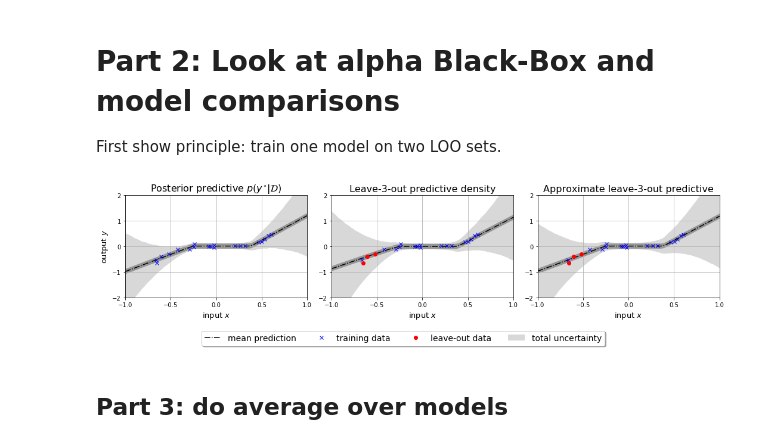
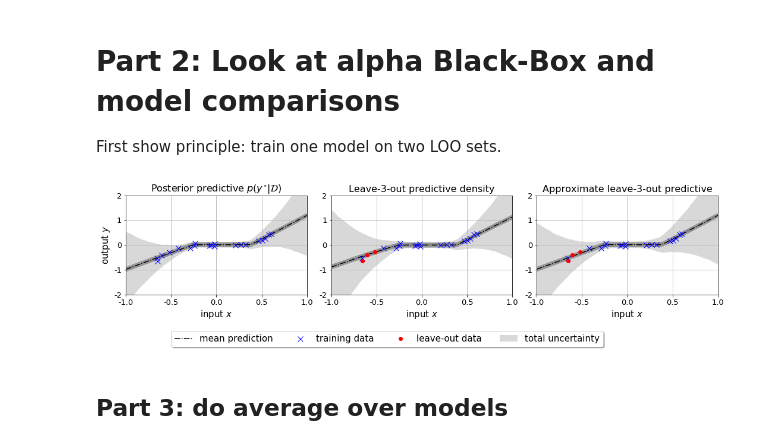
Before and after one commit to AudOlivier/UQ_in_ML, a Jupyter notebook: Cubic_VI.ipynb, the cells around one changed output. Cells and saved outputs as stored; diff of their text form; code cells hidden in the pictures.

```diff
--- a/Cubic_VI.ipynb
+++ b/Cubic_VI.ipynb
@@ -259,3 +263,35 @@ fig.tight_layout()
 plt.show()
 # %% [output]
 [figure]
+# %%
+# MCMC alone
+stat_to_plot = 'std'   # 'std' or 'perc'
+fig, ax = plt.subplots(figsize=(5, 3.5))
+dict_predict = {'return_std': False, 'return_percentiles': (2.5, 97.5), 'return_MC': 0,
+                'aleatoric_in_std_perc': True, 'aleatoric_in_MC': False}
+if stat_to_plot == 'std':
+    dict_predict.update({'return_std': True, 'return_percentiles': ()})
+# MCMC
+import pickle
+folder = '/Users/audreyolivier/Data/UQ_in_ML_MCMC_runs/'
+with open(folder+'cubic_March20_0_bis.pkl', 'rb') as f:
+    mcmc_dict = pickle.load(f)
+reg = MCMCRegressor(algorithm=mcmc_dict['algorithm'], jump=mcmc_dict['jump'], nburn=mcmc_dict['nburn'],
+    **mcmc_dict['nn'])
+reg.fit(X=xn, y=yn, nsamples_per_chain=0)
+reg.mcmc_sampler.samples = mcmc_dict['samples'][-5:, :, :].reshape((-1, reg.dimension))
+title = 'MCMC'
+y_mean, y_uq = reg.predict_uq(X=x_plot, **dict_predict)
+plot_mean_uq(x=x_plot, y_uq=y_uq, type_uq=stat_to_plot, ax=ax, y_mean=y_mean, var_aleatoric=var_n)
+ax.plot(xn, yn, **kwargs_data)
+set_stuff(ax)
+ax.grid(True)
+ax.set_title(title, fontsize=16)
+#fig.legend(
+#    (ax.lines[0], ax.lines[1], ax.patches[0], ax.patches[1]),
+#    ('mean prediction', 'training data', 'aleatoric uncertainty', 'epistemic + aleatoric'),
+#    ncol=4, fancybox=True, shadow=True, fontsize=14,
+#    bbox_to_anchor=(0.8, 0), bbox_transform=plt.gcf().transFigure)
+fig.tight_layout()
+plt.savefig('cubic_mcmc.pdf', bbox_inches='tight')
+plt.show()
@@ -283,39 +362,41 @@ for i in [0, 2, 1]:
         leave_factors = ind_i
         y_mean, y_perc = reg.predict_uq_from_lso(
             X=x_plot, leave_factors=leave_factors, ns=10000, return_std=False, return_percentiles=(2.5, 97.5),
             aleatoric_in_std_perc=True)
         title = r'Approximate leave-3-out predictive'
     elif i == 1:
         reg = alphaBB(alpha=0.1, random_seed=4567, **nn)
         reg.fit(X=xn_train, y=yn_train, **training_dict)
         y_mean, y_perc = reg.predict_uq(
             X=x_plot, ns=10000, return_std=False, return_percentiles=(2.5, 97.5), return_MC=0,
             aleatoric_in_std_perc=True)
         title = r'Leave-3-out predictive density'
     plot_mean_percentiles(x_plot, y_perc=y_perc, ax=ax[i], y_mean=y_mean, var_aleatoric=var_n)
     set_stuff(ax[i])
     if i == 0:
         ax[i].plot(xn, yn, **kwargs_data)
-        ax[i].set_ylabel(r'output $y$', fontsize=13)
-        ax[i].set_xlabel(r'input $x$', fontsize=13)
+        ax[i].set_ylabel(r'output $y$', fontsize=15)
+        ax[i].set_xlabel(r'input $x$', fontsize=15)
     else:
         ax[i].plot(xn_train, yn_train, **kwargs_data)
         ax[i].plot(xn_leave, yn_leave, color='red', marker='o', linestyle='none', label='leave-out data')
         ax[i].set_ylabel('')
-        ax[i].set_xlabel(r'input $x$', fontsize=13)
+        ax[i].set_xlabel(r'input $x$', fontsize=15)
     ax[i].set_xticks([-1., -0.5, 0., 0.5, 1.])
+    ax[i].set_xticklabels([-1., -0.5, 0., 0.5, 1.], fontsize=13)
+    ax[i].set_yticklabels([-2, -1, 0, 1, 2], fontsize=13)
     ax[i].grid(True, which='both')
     ax[i].set_title(title, fontsize=16)
 fig.legend(
     (ax[1].lines[0], ax[1].lines[1], ax[1].lines[2], ax[1].patches[1]),
     ('mean prediction', 'training data', 'leave-out data', 'total uncertainty'),
-    ncol=4, fancybox=True, shadow=True, fontsize=14,
+    ncol=4, fancybox=True, shadow=True, fontsize=15,
     bbox_to_anchor=(0.8, 0), bbox_transform=plt.gcf().transFigure)
 fig.tight_layout()
-#fig.savefig('cubic_L3O.pdf')
+#fig.savefig('cubic_L3O.pdf', xbbox_inches = "tight")
 plt.show()
 # %% [output]
-[figure, old version]
+[figure, new version]
 # %% [markdown]
 ## Part 3: do average over models
 # %%
```
Also changed, not shown: parts of 15 cells of this notebook, 6 other files.
